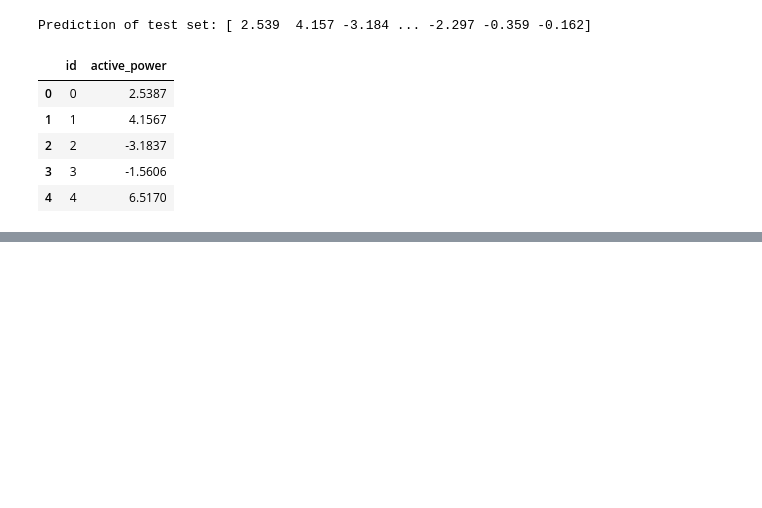
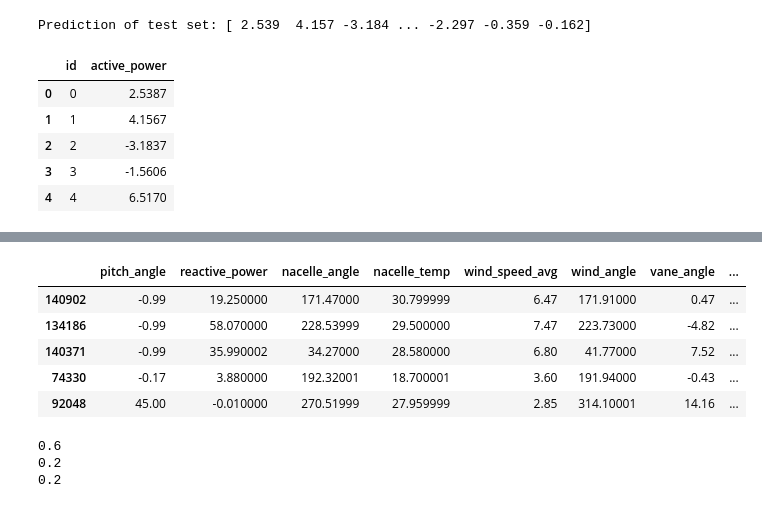
Before and after one commit to madhumitafilos/Collab, a Jupyter notebook: Feature_Engineering.ipynb, the cells around one changed output, grey strips where cells are left out. Drawn from its saved outputs; the diff is of its cells as text; code cells hidden in the pictures; blank space fills up the shorter version.

```diff
--- a/Feature_Engineering.ipynb
+++ b/Feature_Engineering.ipynb
@@ -501,0 +506,3 @@ submission_MX.to_csv("active_power_submission_remSkewWeatherWind.csv", index=Fal
+# %%
+wind_DS_clean = pd.read_csv('/content/drive/MyDrive/wind_DS_clean.csv')
+wind_DS_clean.head()
@@ -501,0 +516,24 @@ submission_MX.to_csv("active_power_submission_remSkewWeatherWind.csv", index=Fal
+# %%
+# Drop unnecccessary features and split into training/test sets
+features = wind_DS_clean.drop(['wind_speed1', 'wind_speed2', 'active_power'], axis=1)
+labels = wind_DS_clean['active_power']
+
+X_train, X_test, y_train, y_test = train_test_split(features, labels, test_size=0.4, random_state=42)
+X_val, X_test, y_val, y_test = train_test_split(X_test, y_test, test_size=0.5, random_state=42)
+
+X_train.head()
+# %% [output]
+|  | pitch_angle | reactive_power | nacelle_angle | nacelle_temp | wind_speed_avg | wind_angle | vane_angle | ... |
+| 140902 | -0.99 | 19.250000 | 171.47000 | 30.799999 | 6.47 | 171.91000 | 0.47 | ... |
+| 134186 | -0.99 | 58.070000 | 228.53999 | 29.500000 | 7.47 | 223.73000 | -4.82 | ... |
+| 140371 | -0.99 | 35.990002 | 34.27000 | 28.580000 | 6.80 | 41.77000 | 7.52 | ... |
+| 74330 | -0.17 | 3.880000 | 192.32001 | 18.700001 | 3.60 | 191.94000 | -0.43 | ... |
+| 92048 | 45.00 | -0.010000 | 270.51999 | 27.959999 | 2.85 | 314.10001 | 14.16 | ... |
+# %%
+#Verify train, validation,test split of data
+for dataset in [y_train, y_val, y_test]:
+    print(round(len(dataset) / len(labels), 2))
+# %% [output]
+0.6
+0.2
+0.2
```
Also changed, not shown: parts of 10 cells of this notebook.
